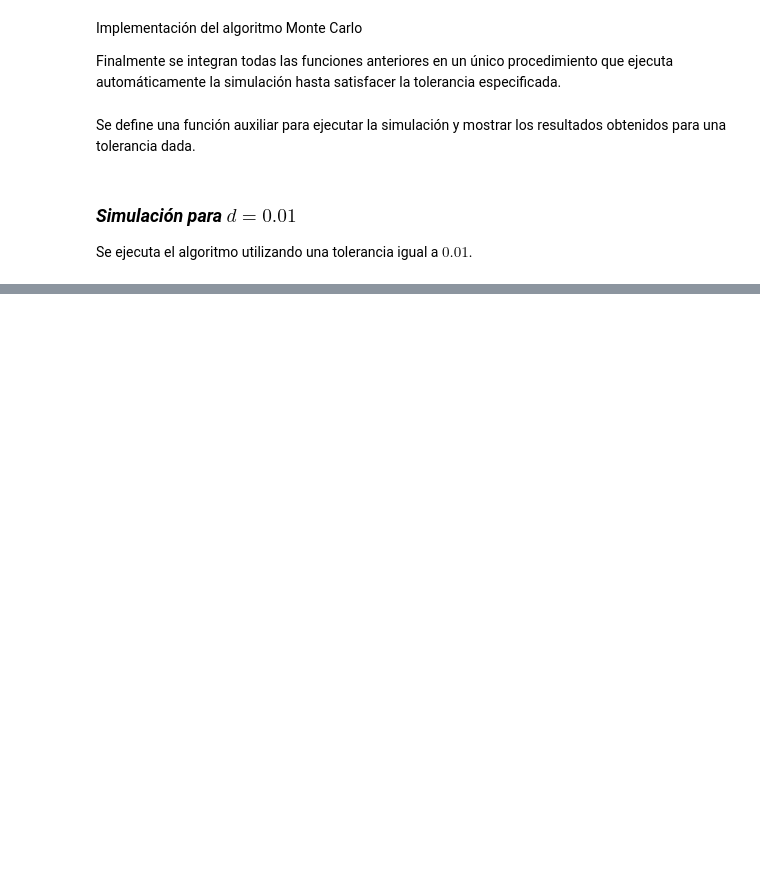
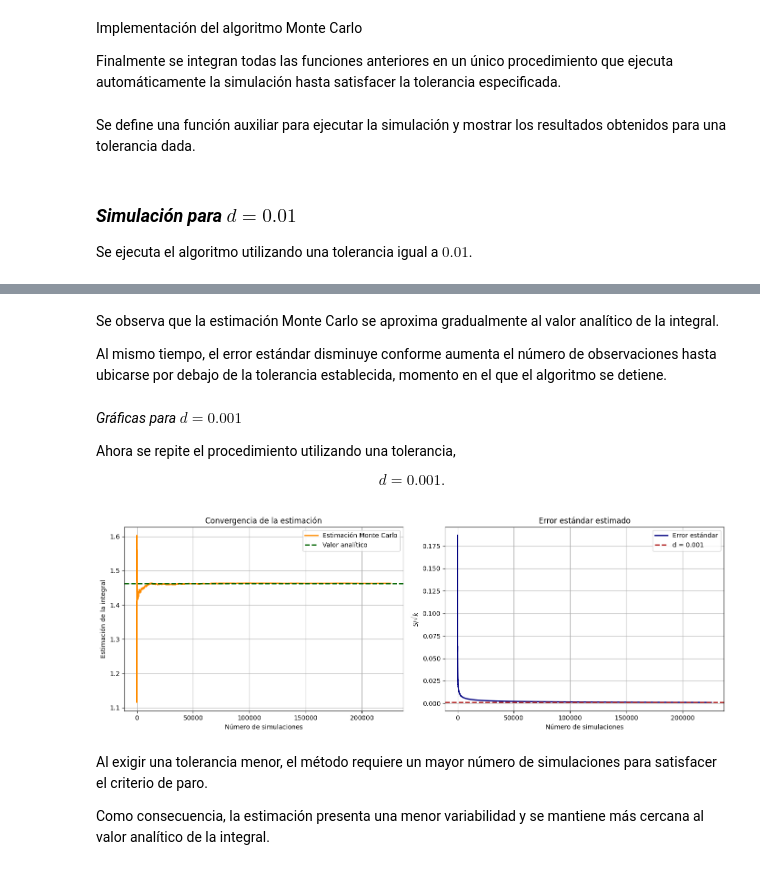
Before and after one commit to KarlaMichelleSorianoSanhez/Simulacion-I, a Jupyter notebook: Metodo_para_determiar_cuando_detenerse_y_técnica_de_reducción_de_varianza_.ipynb, the cells around one changed output, grey strips where cells are left out. Cells and saved outputs as stored; diff of their text form; code cells hidden in the pictures; blank space fills up the shorter version.

```diff
--- a/Metodo_para_determiar_cuando_detenerse_y_técnica_de_reducción_de_varianza_.ipynb
+++ b/Metodo_para_determiar_cuando_detenerse_y_técnica_de_reducción_de_varianza_.ipynb
@@ -610,0 +752,26 @@ Número de observaciones   : 1
+# %% [markdown]
+Se observa que la estimación Monte Carlo se aproxima gradualmente al valor analítico de la integral.
+
+Al mismo tiempo, el error estándar disminuye conforme aumenta el número de observaciones hasta ubicarse por debajo de la tolerancia establecida, momento en el que el algoritmo se detiene.
+# %% [markdown]
+*Gráficas para $d = 0.001$*
+
+Ahora se repite el procedimiento utilizando una tolerancia,
+
+$$
+d=0.001.
+$$
+# %%
+graficar_resultados(
+    iteraciones_001,
+    medias_001,
+    errores_001,
+    valor_real,
+    0.001
+)
+# %% [output]
+[figure, added]
+# %% [markdown]
+Al exigir una tolerancia menor, el método requiere un mayor número de simulaciones para satisfacer el criterio de paro.
+
+Como consecuencia, la estimación presenta una menor variabilidad y se mantiene más cercana al valor analítico de la integral.
```
Also changed, not shown: parts of 10 cells of this notebook.
